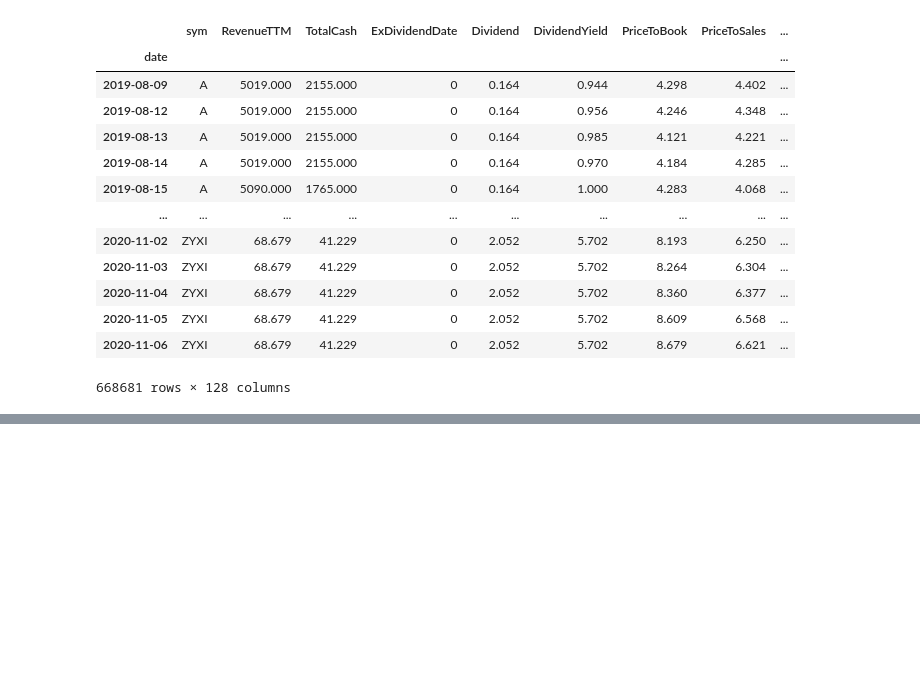
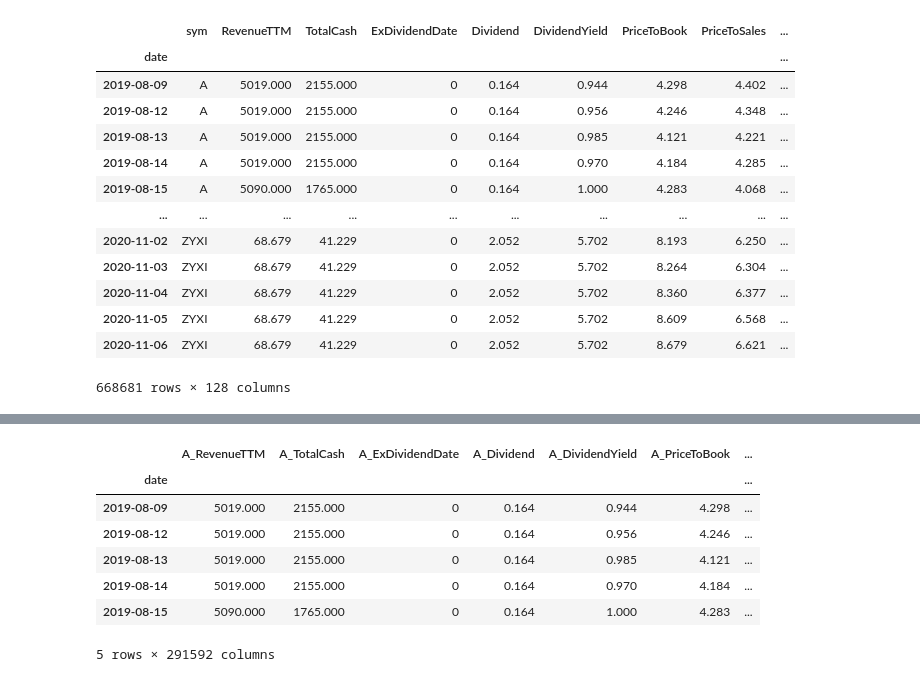
Before and after one commit to skelouse/capstone-stock-analysis, a Jupyter notebook: main.ipynb, the cells around one changed output, grey strips where cells are left out. Saved outputs shown, nothing was run; the diff lists cells and outputs as text; code cells hidden in the pictures; blank space fills up the shorter version.

```diff
--- a/main.ipynb
+++ b/main.ipynb
@@ -1637,0 +1673,18 @@ df_performance['sym'].nunique()
+# %%
+new_dfs = []
+for sym in all_sym:
+    sym_df = df_performance.loc[df_performance['sym'] == sym]
+    sym_df.drop('sym', axis=1, inplace=True)
+    sym_df.columns = [f"{sym}_{col}" for col in sym_df.columns]
+    new_dfs.append(sym_df)
+df = pd.concat(new_dfs, axis=1)
+df.head()
+# %% [output]
+|  | A_RevenueTTM | A_TotalCash | A_ExDividendDate | A_Dividend | A_DividendYield | A_PriceToBook | ... |
+| date |  |  |  |  |  |  | ... |
+| 2019-08-09 | 5019.000 | 2155.000 | 0 | 0.164 | 0.944 | 4.298 | ... |
+| 2019-08-12 | 5019.000 | 2155.000 | 0 | 0.164 | 0.956 | 4.246 | ... |
+| 2019-08-13 | 5019.000 | 2155.000 | 0 | 0.164 | 0.985 | 4.121 | ... |
+| 2019-08-14 | 5019.000 | 2155.000 | 0 | 0.164 | 0.970 | 4.184 | ... |
+| 2019-08-15 | 5090.000 | 1765.000 | 0 | 0.164 | 1.000 | 4.283 | ... |
+5 rows × 291592 columns
```
Also changed, not shown: parts of 21 cells of this notebook, 5 other files.
